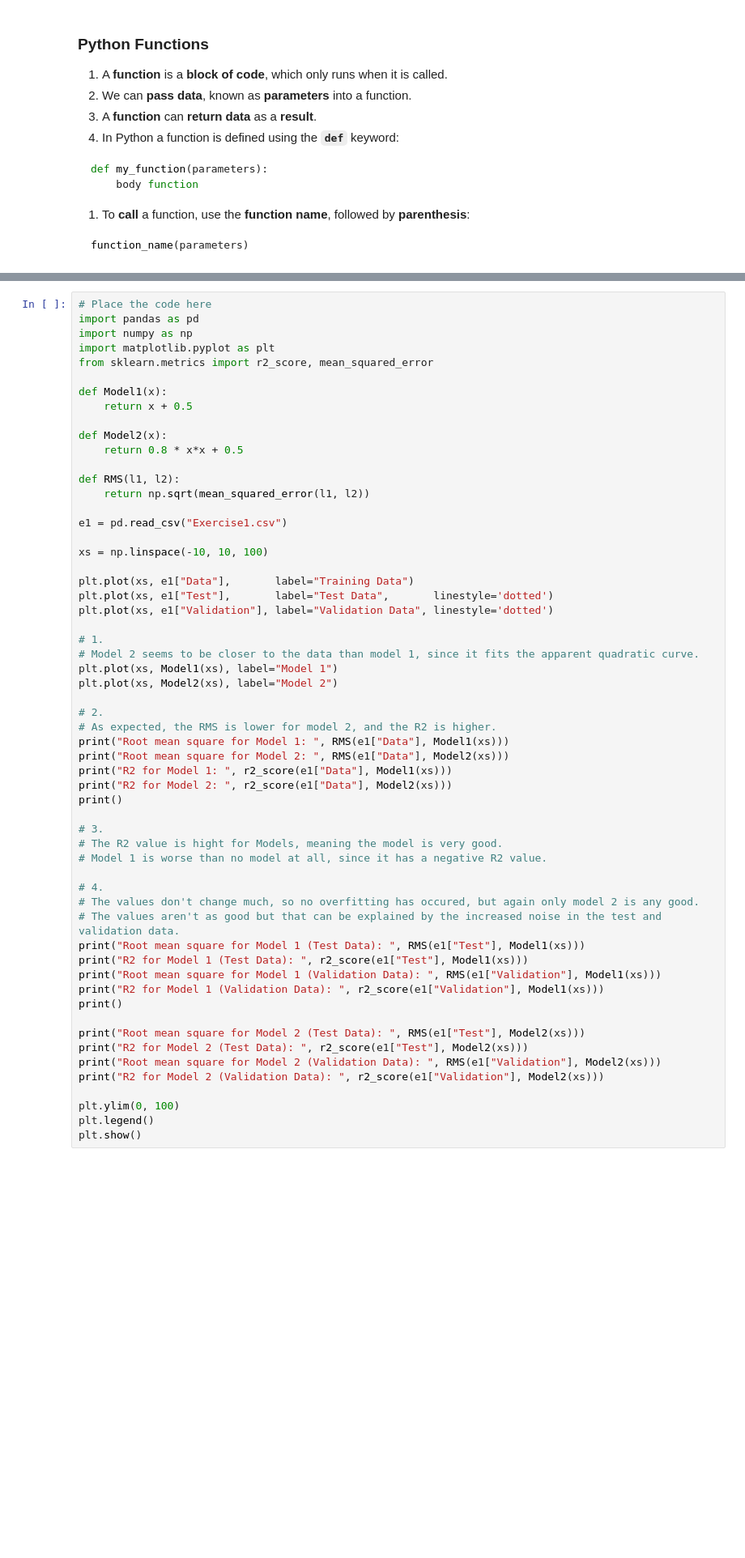
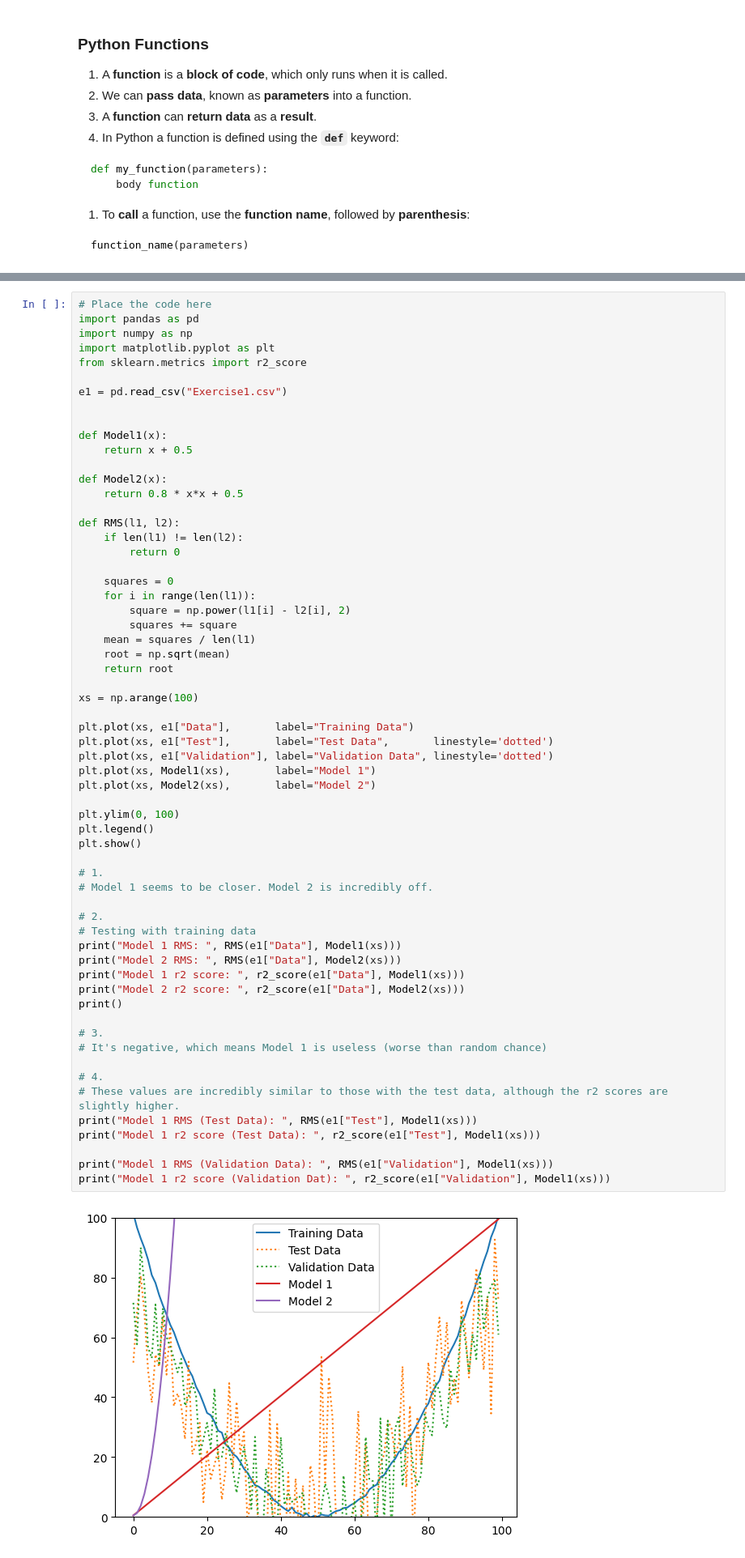
Before and after one commit to ThatChapThere/uni-machine-learning, a Jupyter notebook: workshop/02/Workshop 2.ipynb, the cells around one changed output, grey strips where cells are left out. Shown: that part at 81% size. Cells and saved outputs as stored; diff of their text form; blank space fills up the shorter version.

```diff
--- a/workshop/02/Workshop 2.ipynb
+++ b/workshop/02/Workshop 2.ipynb
@@ -188,59 +188,63 @@ Then, you should create the following two models: __Model1__ which is given by t
 # %%
 # Place the code here
 import pandas as pd
 import numpy as np
 import matplotlib.pyplot as plt
-from sklearn.metrics import r2_score, mean_squared_error
+from sklearn.metrics import r2_score
+
+e1 = pd.read_csv("Exercise1.csv")
+
 
 def Model1(x):
     return x + 0.5
 
 def Model2(x):
     return 0.8 * x*x + 0.5
 
 def RMS(l1, l2):
-    return np.sqrt(mean_squared_error(l1, l2))
+    if len(l1) != len(l2):
+        return 0
 
-e1 = pd.read_csv("Exercise1.csv")
+    squares = 0
+    for i in range(len(l1)):
+        square = np.power(l1[i] - l2[i], 2)
+        squares += square
+    mean = squares / len(l1)
+    root = np.sqrt(mean)
+    return root
 
-xs = np.linspace(-10, 10, 100)
+xs = np.arange(100)
 
 plt.plot(xs, e1["Data"],       label="Training Data")
 plt.plot(xs, e1["Test"],       label="Test Data",       linestyle='dotted')
 plt.plot(xs, e1["Validation"], label="Validation Data", linestyle='dotted')
-
-# 1.
-# Model 2 seems to be closer to the data than model 1, since it fits the apparent quadratic curve.
-plt.plot(xs, Model1(xs), label="Model 1")
-plt.plot(xs, Model2(xs), label="Model 2")
-
-# 2.
-# As expected, the RMS is lower for model 2, and the R2 is higher.
-print("Root mean square for Model 1: ", RMS(e1["Data"], Model1(xs)))
-print("Root mean square for Model 2: ", RMS(e1["Data"], Model2(xs)))
-print("R2 for Model 1: ", r2_score(e1["Data"], Model1(xs)))
-print("R2 for Model 2: ", r2_score(e1["Data"], Model2(xs)))
-print()
-
-# 3.
-# The R2 value is hight for Models, meaning the model is very good.
-# Model 1 is worse than no model at all, since it has a negative R2 value.
-
-# 4.
-# The values don't change much, so no overfitting has occured, but again only model 2 is any good.
-# The values aren't as good but that can be explained by the increased noise in the test and validation data.
-print("Root mean square for Model 1 (Test Data): ", RMS(e1["Test"], Model1(xs)))
-print("R2 for Model 1 (Test Data): ", r2_score(e1["Test"], Model1(xs)))
-print("Root mean square for Model 1 (Validation Data): ", RMS(e1["Validation"], Model1(xs)))
-print("R2 for Model 1 (Validation Data): ", r2_score(e1["Validation"], Model1(xs)))
-print()
-
-print("Root mean square for Model 2 (Test Data): ", RMS(e1["Test"], Model2(xs)))
-print("R2 for Model 2 (Test Data): ", r2_score(e1["Test"], Model2(xs)))
-print("Root mean square for Model 2 (Validation Data): ", RMS(e1["Validation"], Model2(xs)))
-print("R2 for Model 2 (Validation Data): ", r2_score(e1["Validation"], Model2(xs)))
+plt.plot(xs, Model1(xs),       label="Model 1")
+plt.plot(xs, Model2(xs),       label="Model 2")
 
 plt.ylim(0, 100)
 plt.legend()
 plt.show()
+
+# 1.
+# Model 1 seems to be closer. Model 2 is incredibly off.
+
+# 2.
+# Testing with training data
+print("Model 1 RMS: ", RMS(e1["Data"], Model1(xs)))
+print("Model 2 RMS: ", RMS(e1["Data"], Model2(xs)))
+print("Model 1 r2 score: ", r2_score(e1["Data"], Model1(xs)))
+print("Model 2 r2 score: ", r2_score(e1["Data"], Model2(xs)))
+print()
+
+# 3.
+# It's negative, which means Model 1 is useless (worse than random chance)
+
+# 4.
+# These values are incredibly similar to those with the test data, although the r2 scores are slightly higher.
+print("Model 1 RMS (Test Data): ", RMS(e1["Test"], Model1(xs)))
+print("Model 1 r2 score (Test Data): ", r2_score(e1["Test"], Model1(xs)))
+
+print("Model 1 RMS (Validation Data): ", RMS(e1["Validation"], Model1(xs)))
+print("Model 1 r2 score (Validation Dat): ", r2_score(e1["Validation"], Model1(xs)))
 # %% [output]
+[figure, new version]
```
Also changed, not shown: parts of 7 cells of this notebook, 17 other files.
